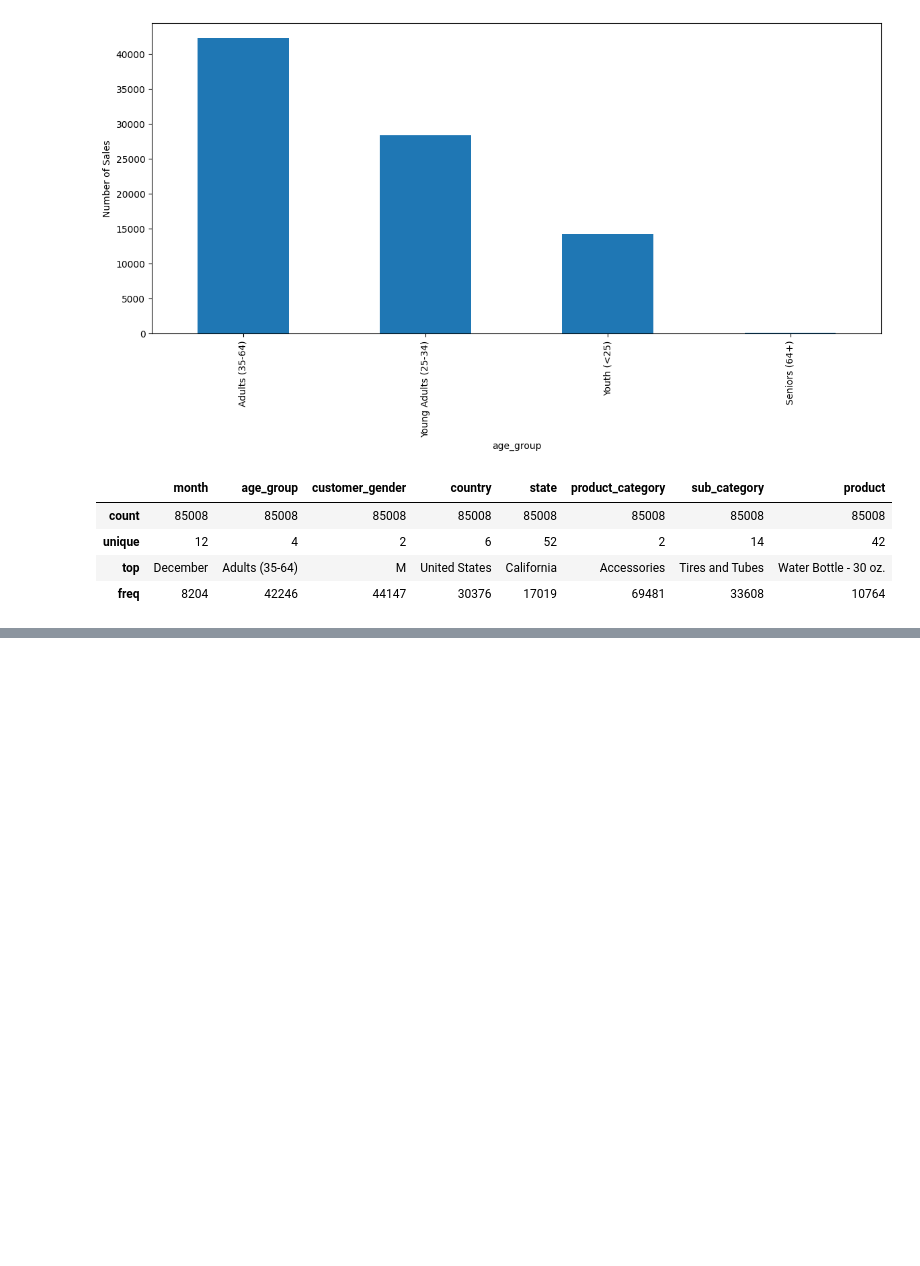
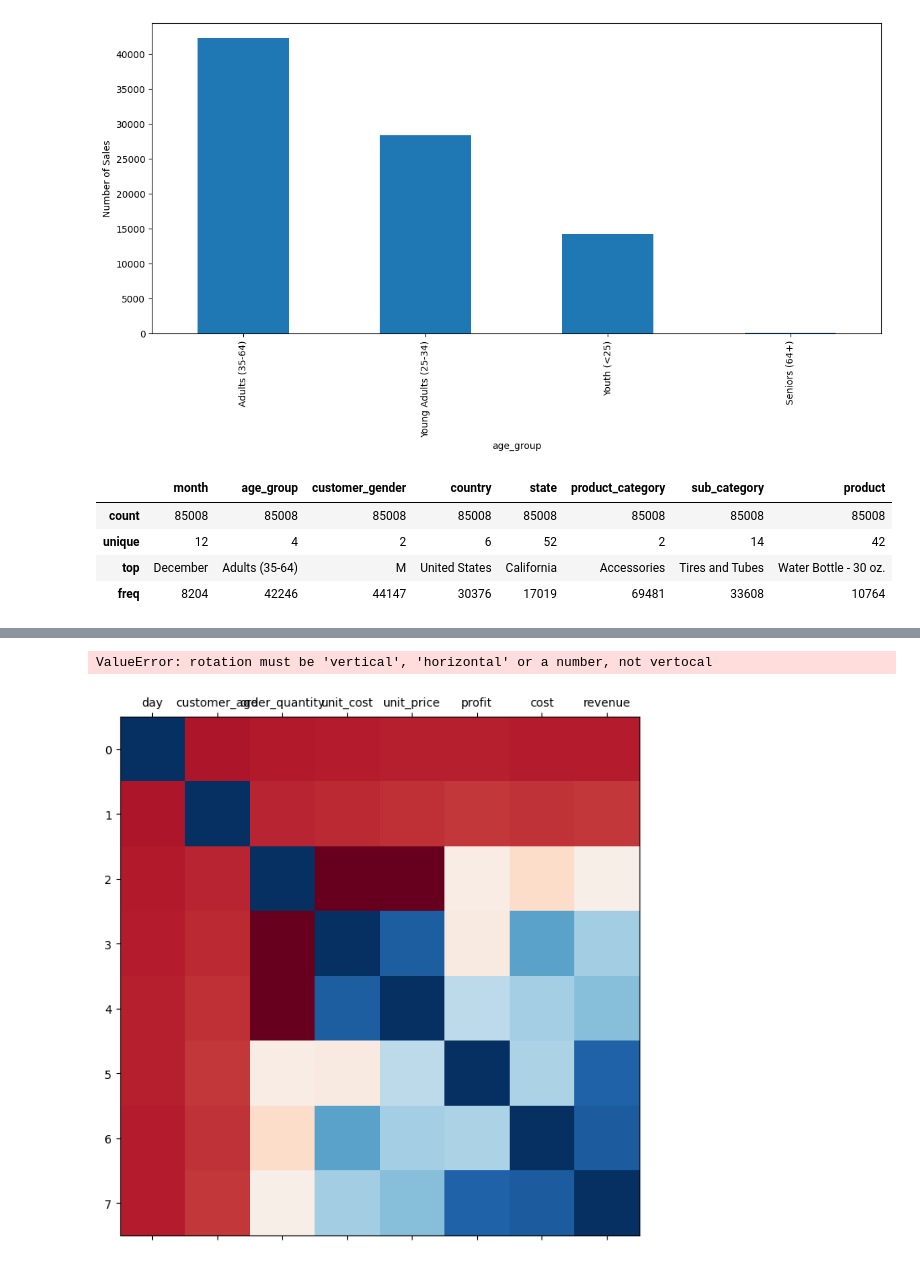
Before and after one commit to HromovAndrey/Scholl, a Jupyter notebook: Untitled11.ipynb, the cells around one changed output, grey strips where cells are left out. Saved outputs shown, nothing was run; the diff lists cells and outputs as text; code cells hidden in the pictures; blank space fills up the shorter version.

```diff
--- a/Untitled11.ipynb
+++ b/Untitled11.ipynb
@@ -257,6 +257,7 @@ sales.describe(include="object")
 | top | December | Adults (35-64) | M | United States | California | Accessories | Tires and Tubes | Water Bottle - 30 oz. |
 | freq | 8204 | 42246 | 44147 | 30376 | 17019 | 69481 | 33608 | 10764 |
 # %%
-corr = sales.corr(method='pearson')
+num_columns = sales.select_dtypes(include='number')
+corr = num_columns.corr(method='pearson')
 corr
 # %% [output]
@@ -263,0 +273,12 @@ ValueError: could not convert string to float: 'November'
+# %%
+fig = plt.figure(figsize=(8,8))
+plt.matshow(corr, cmap='RdBu', fignum=fig.number)
+
+plt.xticks(range(len(corr.columns)), corr.columns, rotation='vertocal')
+plt.yticks(range(len(corr.columns)), corr.columns)
+
+plt.colorbar()
+plt.clim(-1,1)
+# %% [output]
+ValueError: rotation must be 'vertical', 'horizontal' or a number, not vertocal
+[figure, added]
```
Also changed, not shown: parts of 1 cell of this notebook.
